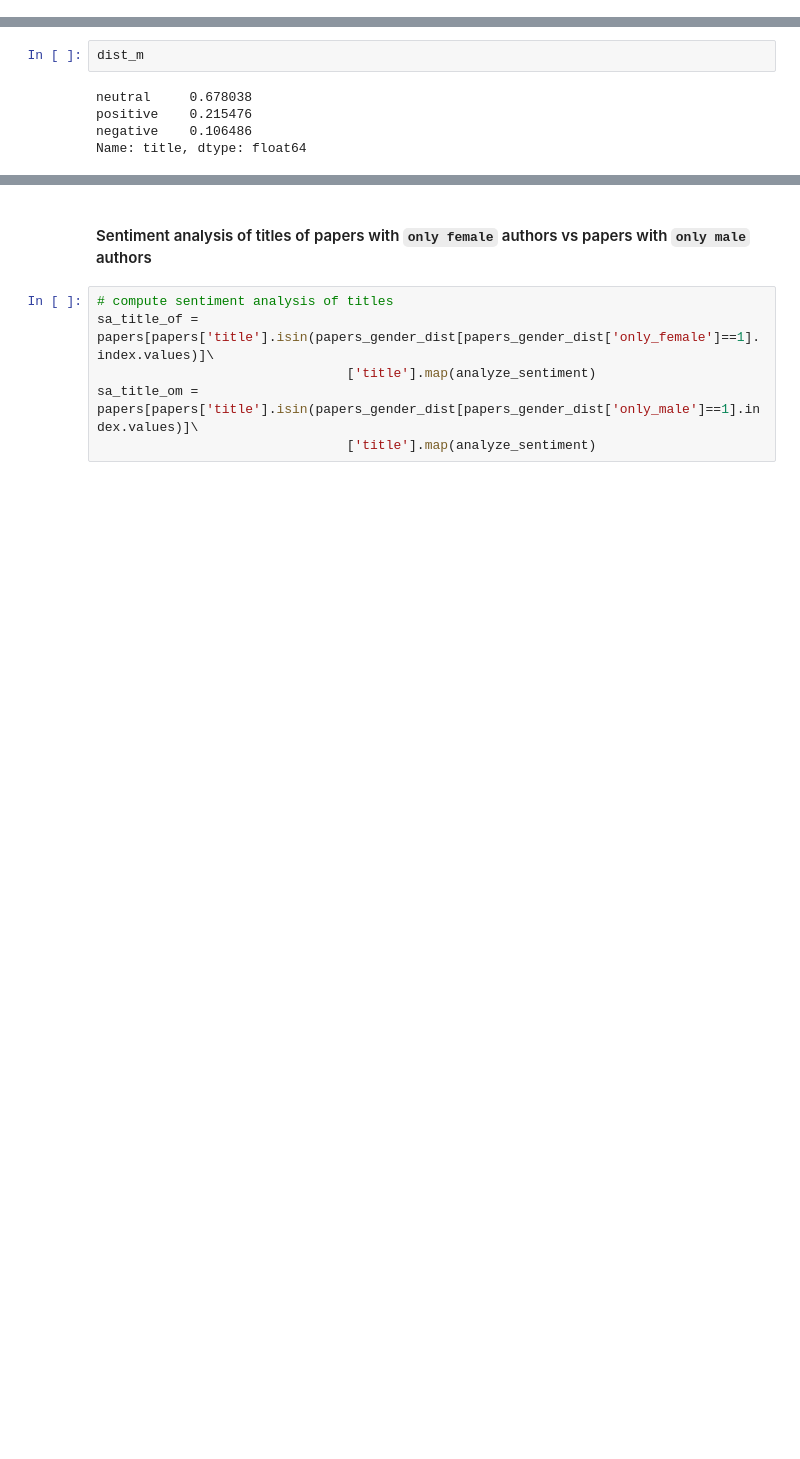
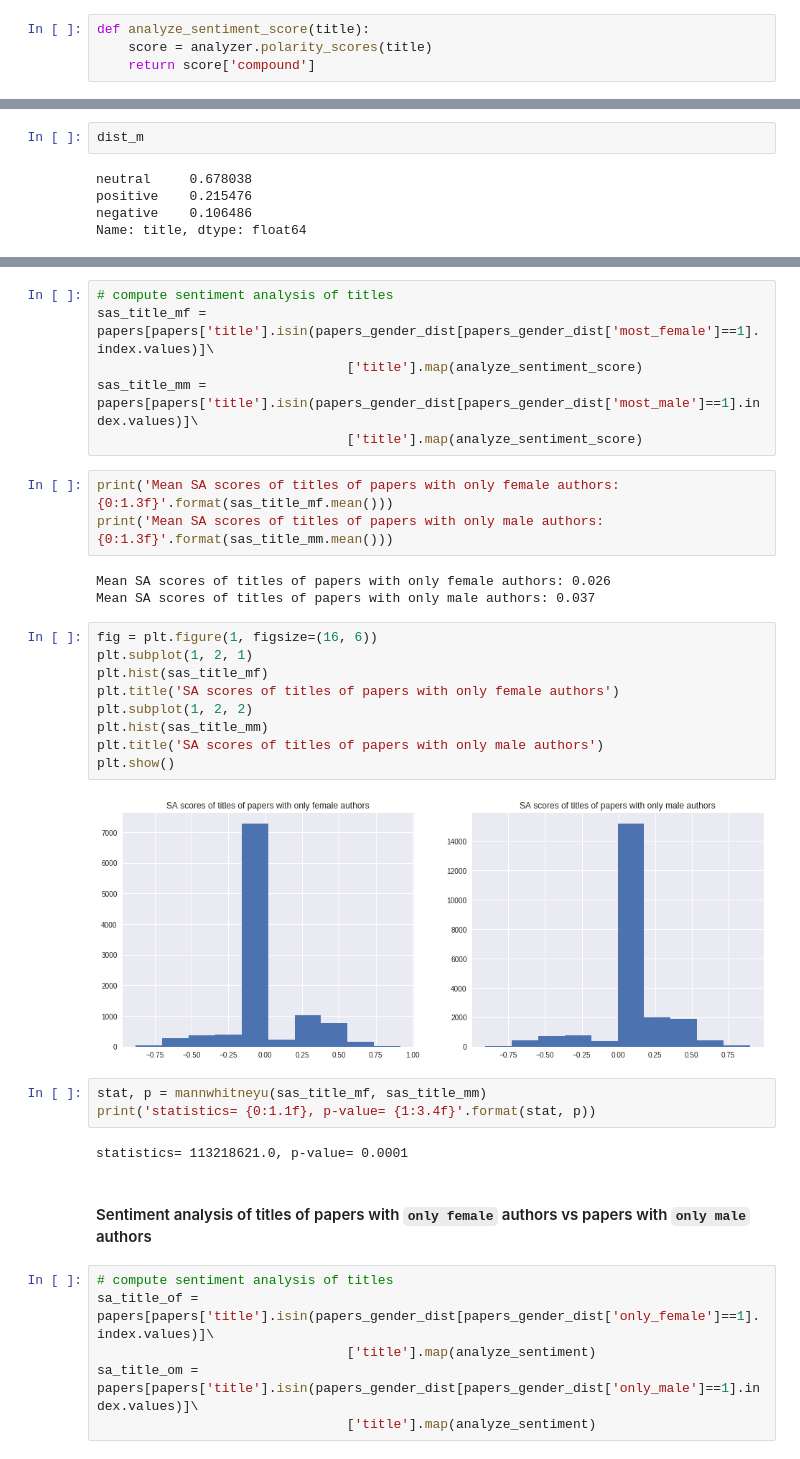
Before and after one commit to social-link-analytics-group-bsc/gender_bioinfo, a Jupyter notebook: analysis/gender_bias_analysis.ipynb, the cells around one changed output, grey strips where cells are left out. Cells and saved outputs as stored; diff of their text form; blank space fills up the shorter version.

```diff
--- a/analysis/gender_bias_analysis.ipynb
+++ b/analysis/gender_bias_analysis.ipynb
@@ -1370,6 +1370,10 @@ def analyze_sentiment(title):
         return 'neutral'
     else:
         return 'negative'
+# %%
+def analyze_sentiment_score(title):
+    score = analyzer.polarity_scores(title)
+    return score['compound']
 # %% [markdown]
 #### Sentiment analysis of titles of papers with `most female` authors vs papers with `most male` authors
 # %%
@@ -1407,3 +1415,31 @@ Name: title, dtype: float64
+# %%
+# compute sentiment analysis of titles
+sas_title_mf = papers[papers['title'].isin(papers_gender_dist[papers_gender_dist['most_female']==1].index.values)]\
+                                ['title'].map(analyze_sentiment_score)
+sas_title_mm = papers[papers['title'].isin(papers_gender_dist[papers_gender_dist['most_male']==1].index.values)]\
+                                ['title'].map(analyze_sentiment_score)
+# %%
+print('Mean SA scores of titles of papers with only female authors: {0:1.3f}'.format(sas_title_mf.mean()))
+print('Mean SA scores of titles of papers with only male authors: {0:1.3f}'.format(sas_title_mm.mean()))
+# %% [output]
+Mean SA scores of titles of papers with only female authors: 0.026
+Mean SA scores of titles of papers with only male authors: 0.037
+# %%
+fig = plt.figure(1, figsize=(16, 6))
+plt.subplot(1, 2, 1)
+plt.hist(sas_title_mf)
+plt.title('SA scores of titles of papers with only female authors')
+plt.subplot(1, 2, 2)
+plt.hist(sas_title_mm)
+plt.title('SA scores of titles of papers with only male authors')
+plt.show()
+# %% [output]
+[figure, added]
+# %%
+stat, p = mannwhitneyu(sas_title_mf, sas_title_mm)
+print('statistics= {0:1.1f}, p-value= {1:3.4f}'.format(stat, p))
+# %% [output]
+statistics= 113218621.0, p-value= 0.0001
 # %% [markdown]
 #### Sentiment analysis of titles of papers with `only female` authors vs papers with `only male` authors
 # %%
```
Also changed, not shown: parts of 33 cells of this notebook, 3 other files.
